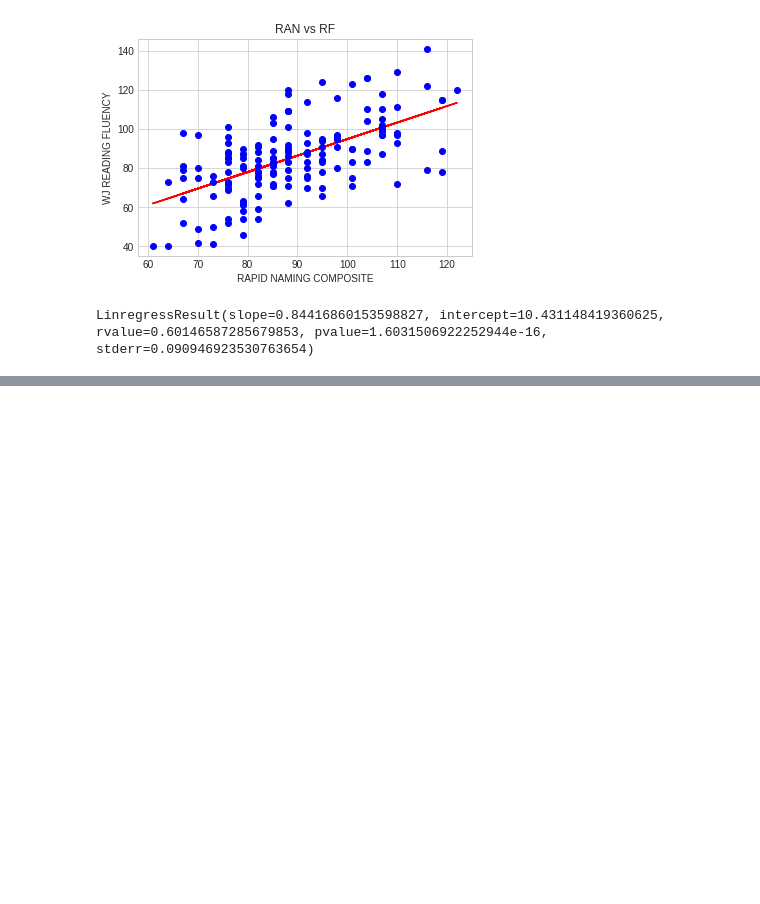
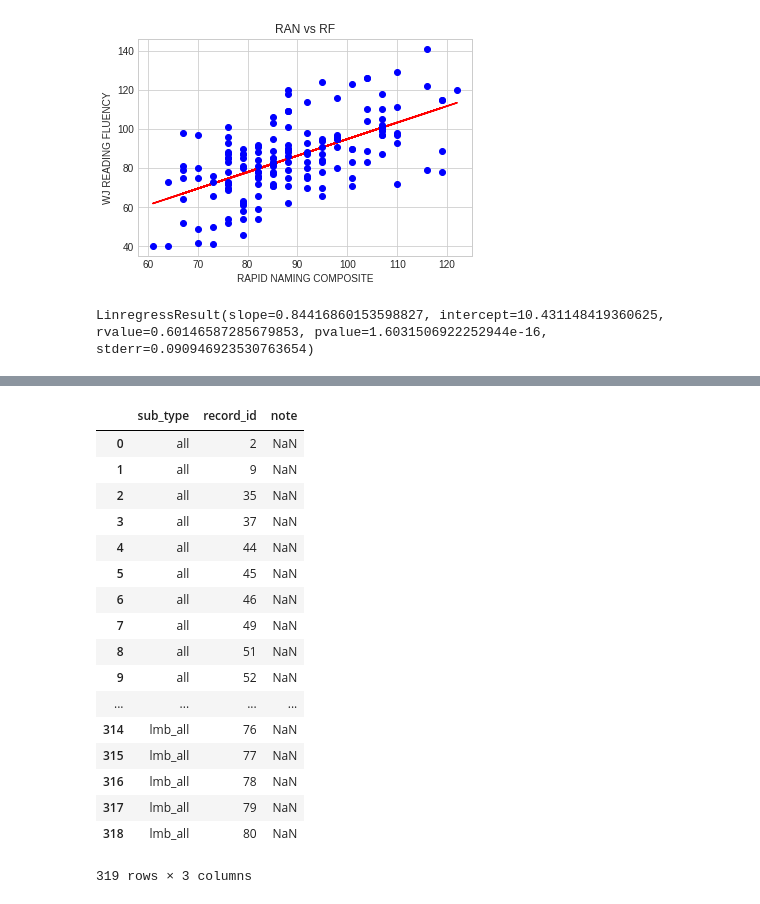
Before and after one commit to JieyinFeng/growthcurves, a Jupyter notebook: year2/Fluency Analysis Python.ipynb, the cells around one changed output, grey strips where cells are left out. Cells and saved outputs as stored; diff of their text form; code cells hidden in the pictures; blank space fills up the shorter version.

```diff
--- a/year2/Fluency Analysis Python.ipynb
+++ b/year2/Fluency Analysis Python.ipynb
@@ -28,0 +52,22 @@ LinregressResult(slope=0.84416860153598827, intercept=10.431148419360625, rvalue
+# %%
+sub_code = pd.read_excel('/home/pdonnelly/git/growthcurves/data/lmb_config.xlsx')
+sub_code
+# %% [output]
+|  | sub_type | record_id | note |
+| 0 | all | 2 | NaN |
+| 1 | all | 9 | NaN |
+| 2 | all | 35 | NaN |
+| 3 | all | 37 | NaN |
+| 4 | all | 44 | NaN |
+| 5 | all | 45 | NaN |
+| 6 | all | 46 | NaN |
+| 7 | all | 49 | NaN |
+| 8 | all | 51 | NaN |
+| 9 | all | 52 | NaN |
+| ... | ... | ... | ... |
+| 314 | lmb_all | 76 | NaN |
+| 315 | lmb_all | 77 | NaN |
+| 316 | lmb_all | 78 | NaN |
+| 317 | lmb_all | 79 | NaN |
+| 318 | lmb_all | 80 | NaN |
+319 rows × 3 columns
```
Also changed, not shown: parts of 10 cells of this notebook, 1 other file.
